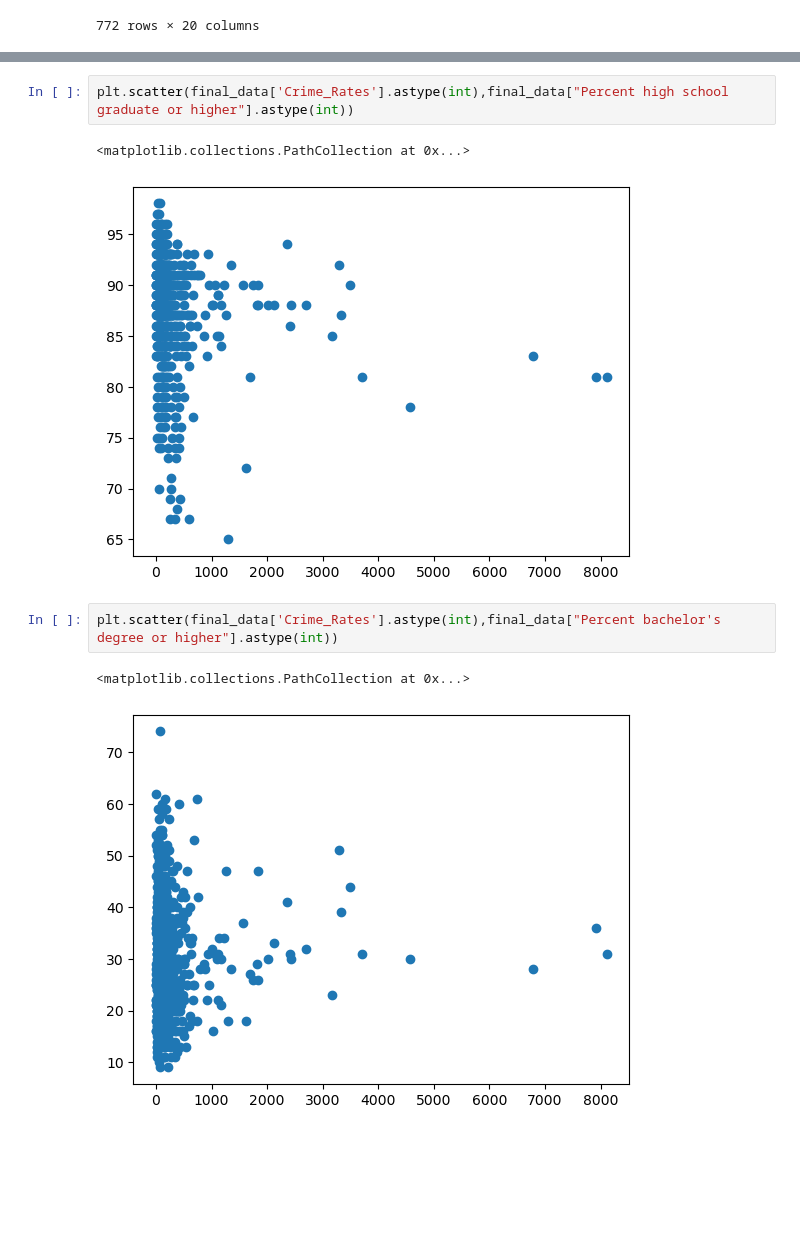
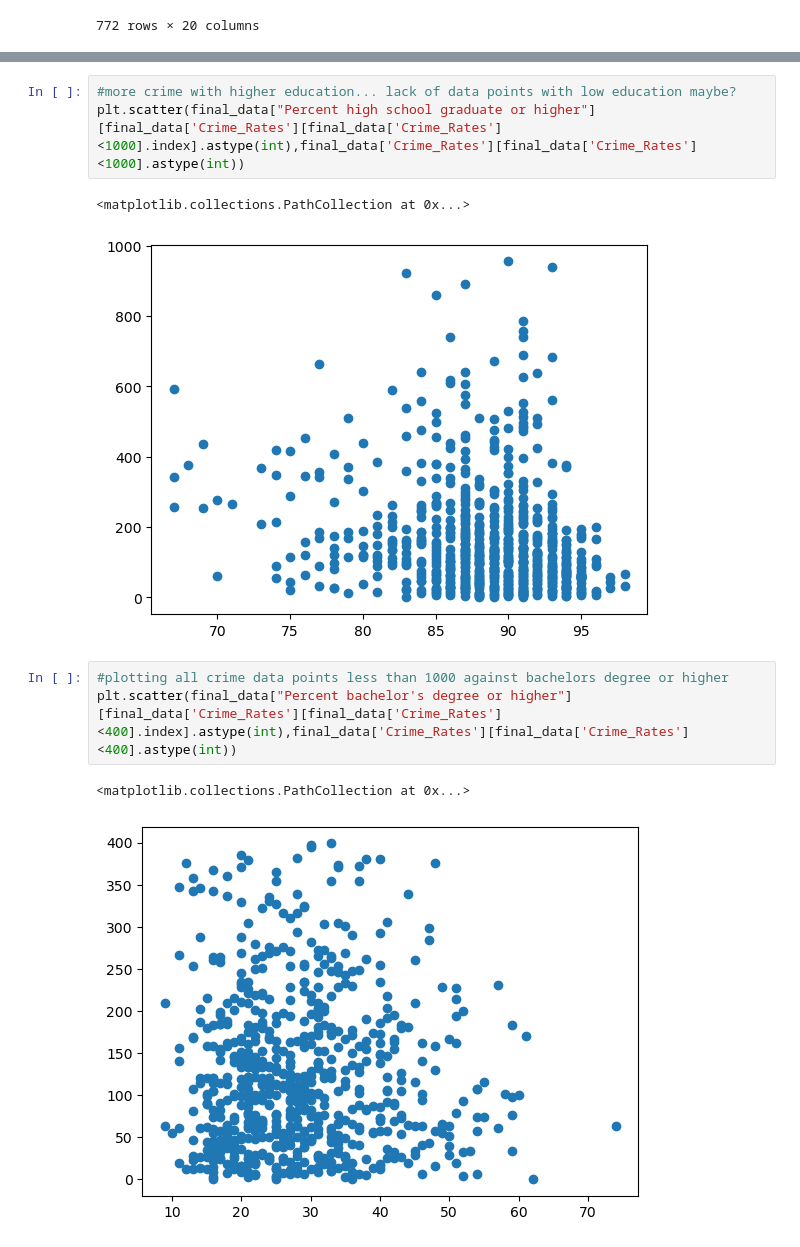
Before and after one commit to Aditya-Mrd/EducationLevel-Crimerates, a Jupyter notebook: notebooks/data_analysis.ipynb, the cells around one changed output, grey strips where cells are left out. Saved outputs shown, nothing was run; the diff lists cells and outputs as text; blank space fills up the shorter version.

```diff
--- a/notebooks/data_analysis.ipynb
+++ b/notebooks/data_analysis.ipynb
@@ -35,10 +35,12 @@ plt.scatter((final_data['Crime_Rates'][:100].astype(int)),final_data["Population
 # %%
-plt.scatter(final_data['Crime_Rates'].astype(int),final_data["Percent high school graduate or higher"].astype(int))
+#more crime with higher education... lack of data points with low education maybe?
+plt.scatter(final_data["Percent high school graduate or higher"][final_data['Crime_Rates'][final_data['Crime_Rates']<1000].index].astype(int),final_data['Crime_Rates'][final_data['Crime_Rates']<1000].astype(int))
 # %% [output]
 <matplotlib.collections.PathCollection at 0x...>
-[figure, old version]
+[figure, new version]
 # %%
-plt.scatter(final_data['Crime_Rates'].astype(int),final_data["Percent bachelor's degree or higher"].astype(int))
+#plotting all crime data points less than 1000 against bachelors degree or higher
+plt.scatter(final_data["Percent bachelor's degree or higher"][final_data['Crime_Rates'][final_data['Crime_Rates']<400].index].astype(int),final_data['Crime_Rates'][final_data['Crime_Rates']<400].astype(int))
 # %% [output]
 <matplotlib.collections.PathCollection at 0x...>
-[figure, old version]
+[figure, new version]
```
Also changed, not shown: parts of 1 cell of this notebook, 1 other file.
